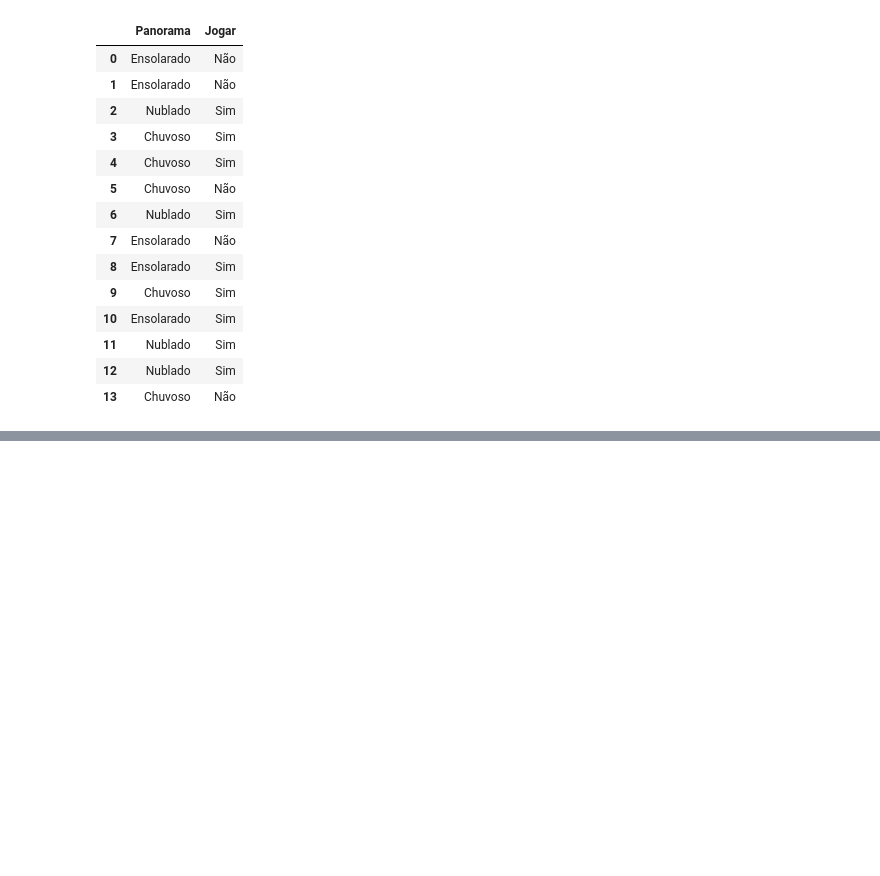
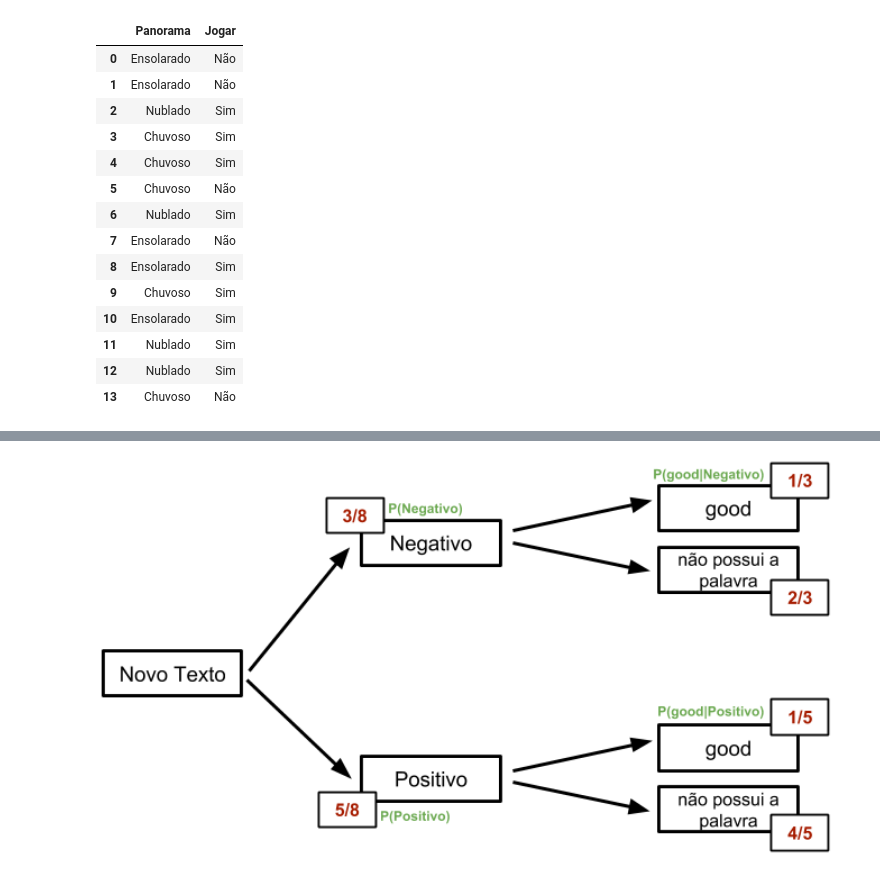
Before and after one commit to adolfoguimaraes/machinelearningclass, a Jupyter notebook: supervisedlearning/04_naivebayes.ipynb, the cells around one changed output, grey strips where cells are left out. Cells and saved outputs as stored; diff of their text form; code cells hidden in the pictures; blank space fills up the shorter version.

```diff
--- a/supervisedlearning/04_naivebayes.ipynb
+++ b/supervisedlearning/04_naivebayes.ipynb
@@ -97,0 +212,4 @@ data
+# %%
+Image(filename='../images/04_image2.png', width=800)
+# %% [output]
+[figure, added]
```
Also changed, not shown: parts of 30 cells of this notebook, 2 other files.
